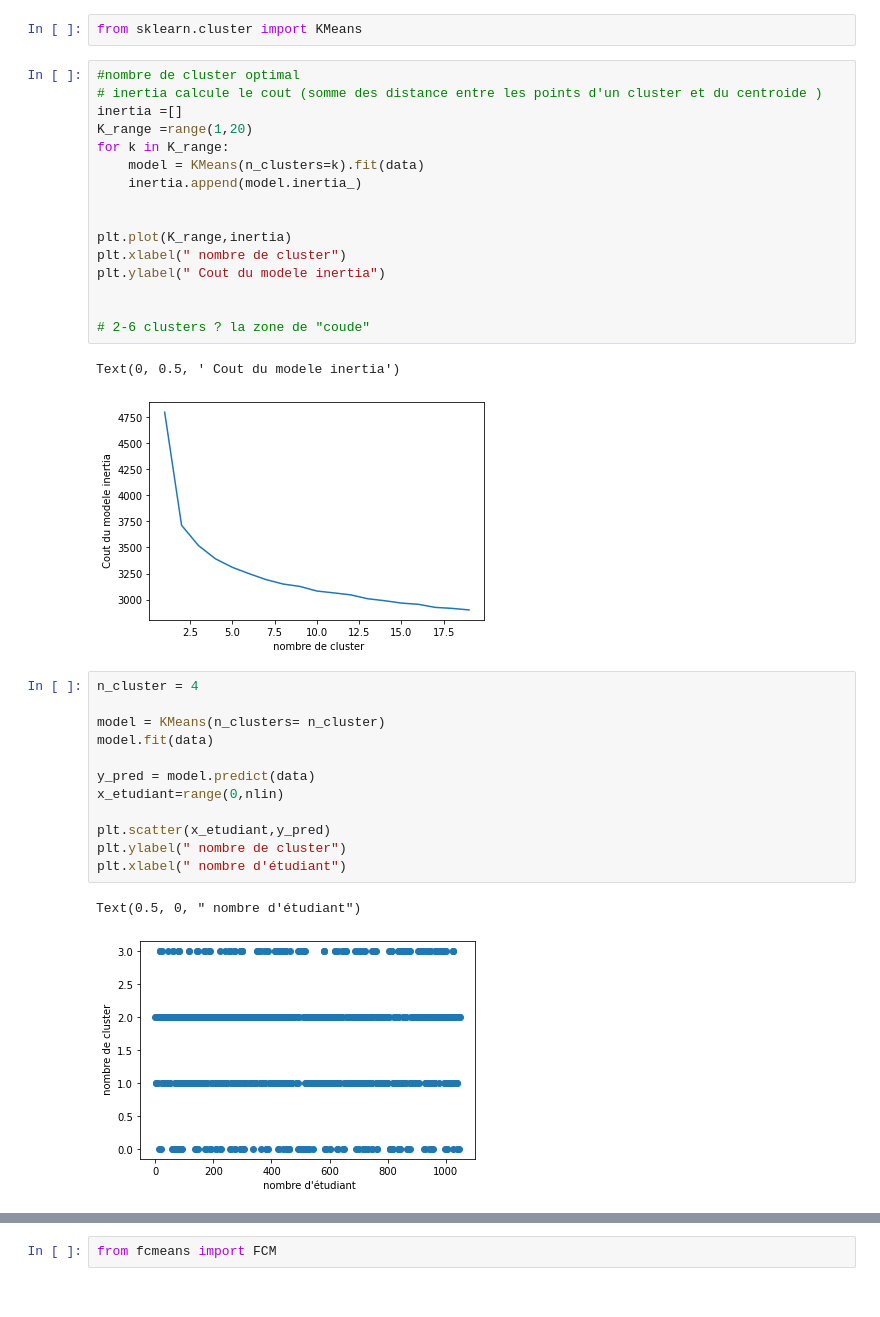
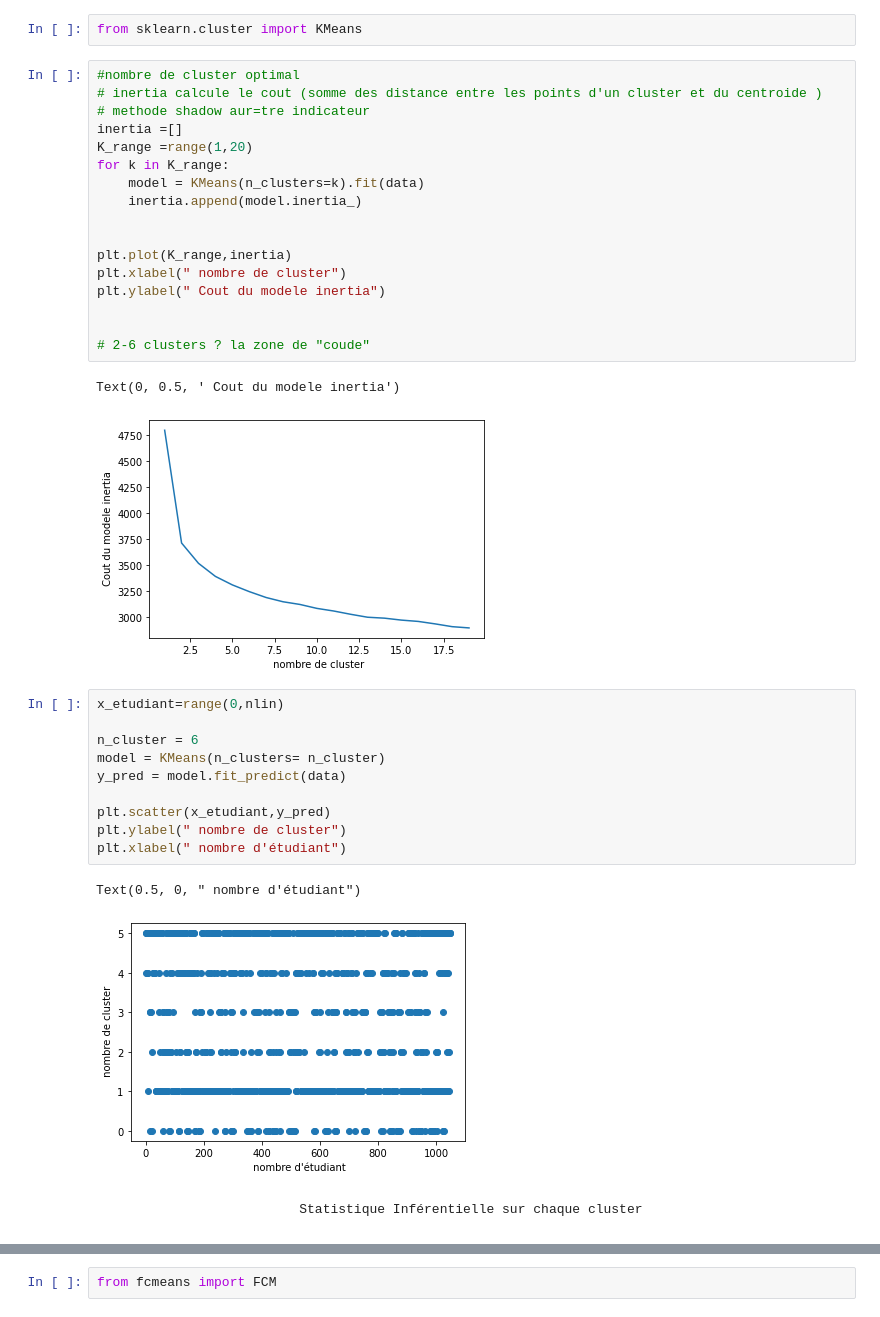
Before and after one commit to master-csmi/2022-m1-staps, a Jupyter notebook: data_motives/projet.ipynb, the cells around one changed output, grey strips where cells are left out. Cells and saved outputs as stored; diff of their text form.

```diff
--- a/data_motives/projet.ipynb
+++ b/data_motives/projet.ipynb
@@ -107,6 +107,7 @@ from sklearn.cluster import KMeans
 # %%
 #nombre de cluster optimal
 # inertia calcule le cout (somme des distance entre les points d'un cluster et du centroide )
+# methode shadow aur=tre indicateur
 inertia =[]
 K_range =range(1,20)
 for k in K_range:
@@ -124,17 +125,17 @@ plt.ylabel(" Cout du modele inertia")
 Text(0, 0.5, ' Cout du modele inertia')
 [figure]
 # %%
-n_cluster = 4
+x_etudiant=range(0,nlin)
 
+n_cluster = 6
 model = KMeans(n_clusters= n_cluster)
-model.fit(data)
-
-y_pred = model.predict(data)
-x_etudiant=range(0,nlin)
+y_pred = model.fit_predict(data)
 
 plt.scatter(x_etudiant,y_pred)
 plt.ylabel(" nombre de cluster")
 plt.xlabel(" nombre d'étudiant")
 # %% [output]
 Text(0.5, 0, " nombre d'étudiant")
-[figure, old version]
+[figure, new version]
+# %% [markdown]
+                            Statistique Inférentielle sur chaque cluster
```
Also changed, not shown: parts of 45 cells of this notebook, 2 other files.
